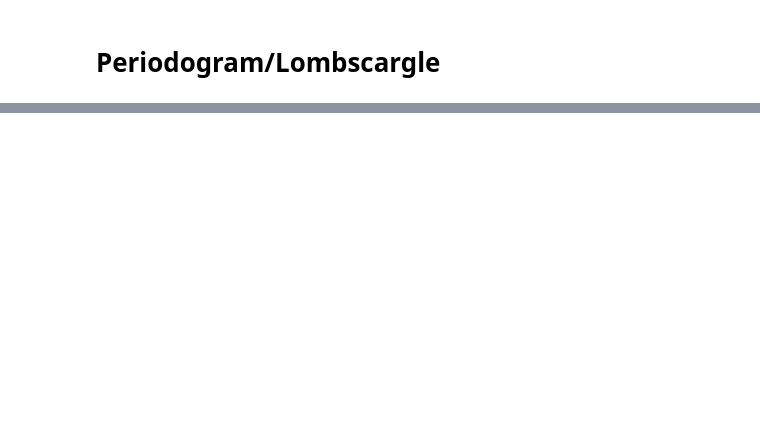
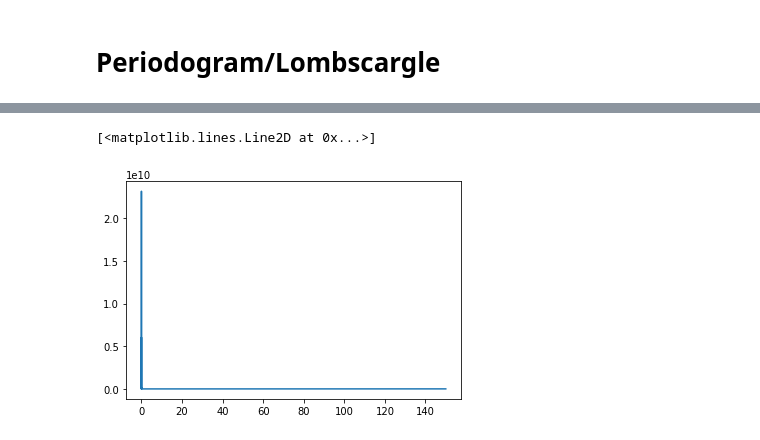
Before and after one commit to nathanmeagher/PH30116, a Jupyter notebook: COURSEWORK.ipynb, the cells around one changed output, grey strips where cells are left out. Cells and saved outputs as stored; diff of their text form; code cells hidden in the pictures; blank space fills up the shorter version.

```diff
--- a/COURSEWORK.ipynb
+++ b/COURSEWORK.ipynb
@@ -470,0 +477,5 @@ for i in [0.5, 1.5, 2, 2.5, 3,3.5]:
+# %%
+pylab.plot(1/freq, 1/lomb)
+# %% [output]
+[<matplotlib.lines.Line2D at 0x...>]
+[figure, added]
```
Also changed, not shown: parts of 18 cells of this notebook, 1 other file.
